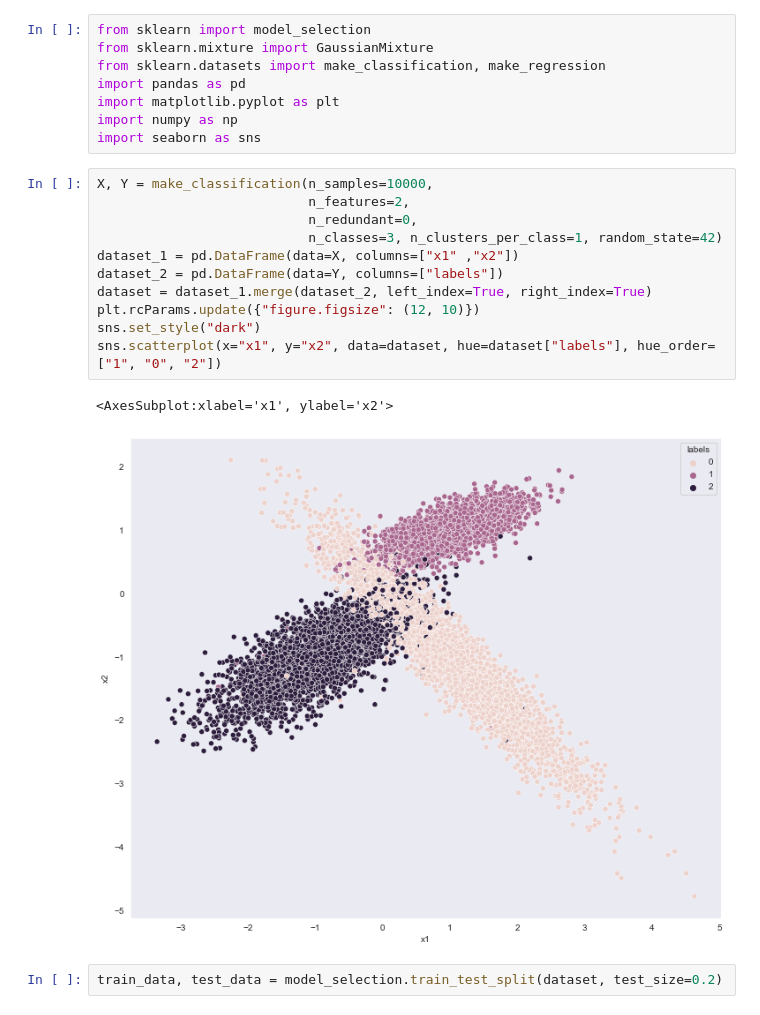
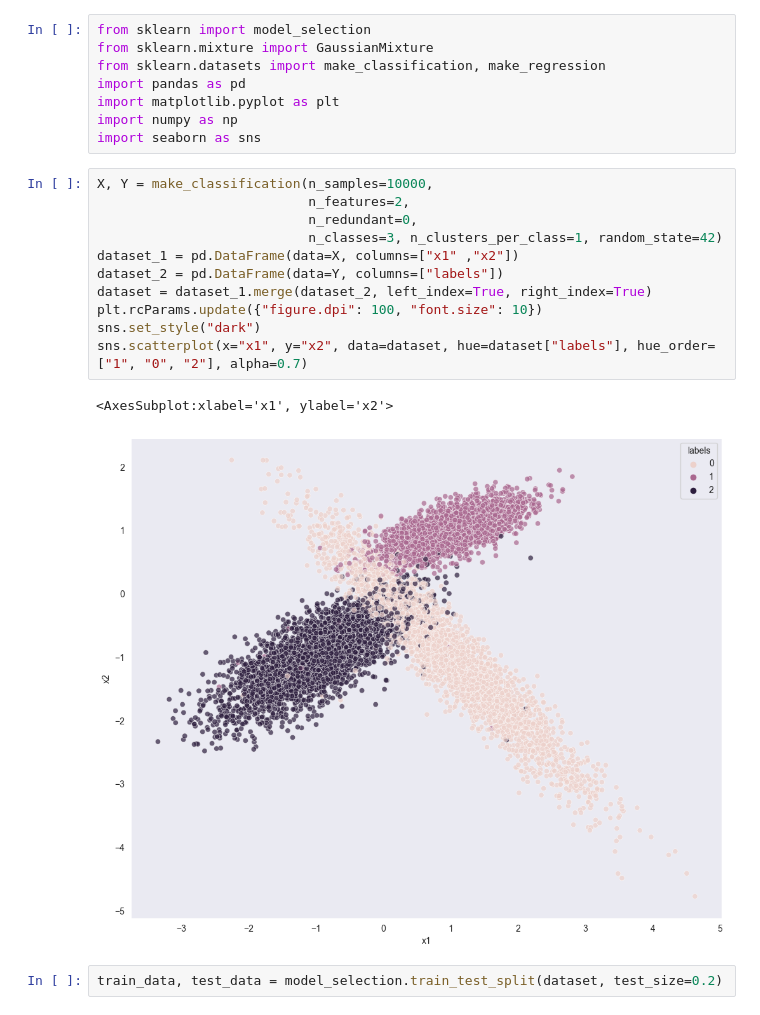
Before and after one commit to parth-shastri/Mixture-Density-Networks, a Jupyter notebook: GMM.ipynb, the cells around one changed output. Saved outputs shown, nothing was run; the diff lists cells and outputs as text.

```diff
--- a/GMM.ipynb
+++ b/GMM.ipynb
@@ -9,17 +9,17 @@ import seaborn as sns
 # %%
 X, Y = make_classification(n_samples=10000,
                            n_features=2,
                            n_redundant=0,
                            n_classes=3, n_clusters_per_class=1, random_state=42)
 dataset_1 = pd.DataFrame(data=X, columns=["x1" ,"x2"])
 dataset_2 = pd.DataFrame(data=Y, columns=["labels"])
 dataset = dataset_1.merge(dataset_2, left_index=True, right_index=True)
-plt.rcParams.update({"figure.figsize": (12, 10)})
+plt.rcParams.update({"figure.dpi": 100, "font.size": 10})
 sns.set_style("dark")
-sns.scatterplot(x="x1", y="x2", data=dataset, hue=dataset["labels"], hue_order=["1", "0", "2"])
+sns.scatterplot(x="x1", y="x2", data=dataset, hue=dataset["labels"], hue_order=["1", "0", "2"], alpha=0.7)
 # %% [output]
 <AxesSubplot:xlabel='x1', ylabel='x2'>
-[figure, old version]
+[figure, new version]
 # %%
 train_data, test_data = model_selection.train_test_split(dataset, test_size=0.2)
 # %%
```
Also changed, not shown: parts of 3 cells of this notebook.
